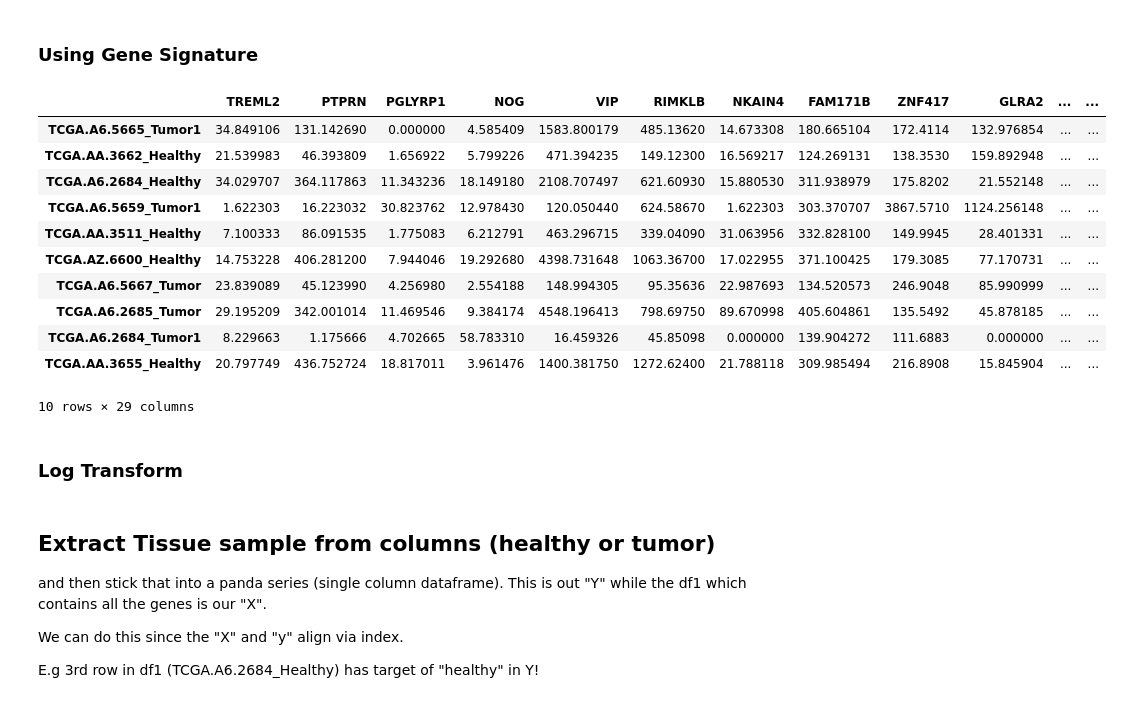
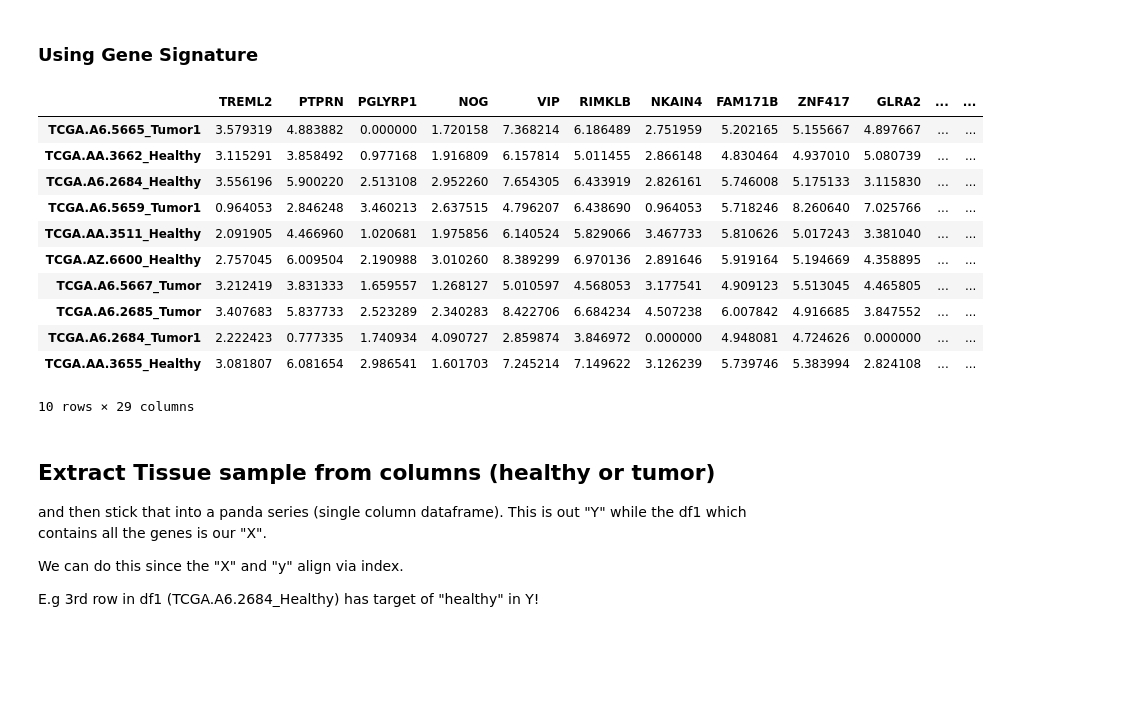
Before and after one commit to hzorkic/machine_learning_and_molecular_docking_for_drug_discovery, a Jupyter notebook: COAD Analysis.ipynb, the cells around one changed output. Saved outputs shown, nothing was run; the diff lists cells and outputs as text; code cells hidden in the pictures; blank space fills up the shorter version.

```diff
--- a/COAD Analysis.ipynb
+++ b/COAD Analysis.ipynb
@@ -79,0 +85,4 @@ We have 17441 genes left
+# %%
+log_df=pd.DataFrame()
+for col in df.columns.to_list():
+    df_log[col] = df[col].apply(lambda x: np.log(x+1))
@@ -80,30 +99,28 @@ We have 17441 genes left
 # %% [markdown]
 ### Using Gene Signature
 # %%
-df_gene_sig=df[['TREML2', 'PTPRN', 'PGLYRP1', 'NOG', 'VIP',\
+df_gene_sig=df_log[['TREML2', 'PTPRN', 'PGLYRP1', 'NOG', 'VIP',\
     'RIMKLB', 'NKAIN4', 'FAM171B', 'ZNF417', 'GLRA2', 'HOXA7', 'FABP6', 'MUSK',\
     'HTR6', 'GRIP2', 'VEGFA', 'AKAP12', 'RHEB', 'PMEPA1','GLTP', 'METTL7A',\
     'CITED2', 'SCARA5', 'CDH3','IL6R', 'PKIB', 'GLP2R', 'EPB41L3', 'NR3C2']]
 
-# Genes not found from gene signature (possible namin g issues)
+# Genes not found from gene signature (possible naming issues)
 # PADI4, NCKIPSD C5orf53 TREML3 HES5 OR8D2 KLRK1 NCRNA00152 PPAP2A LINC00974
 
 df_gene_sig.head(10)
 # %% [output]
 |  | TREML2 | PTPRN | PGLYRP1 | NOG | VIP | RIMKLB | NKAIN4 | FAM171B | ZNF417 | GLRA2 | ... | ... |
-| TCGA.A6.5665_Tumor1 | 34.849106 | 131.142690 | 0.000000 | 4.585409 | 1583.800179 | 485.13620 | 14.673308 | 180.665104 | 172.4114 | 132.976854 | ... | ... |
-| TCGA.AA.3662_Healthy | 21.539983 | 46.393809 | 1.656922 | 5.799226 | 471.394235 | 149.12300 | 16.569217 | 124.269131 | 138.3530 | 159.892948 | ... | ... |
-| TCGA.A6.2684_Healthy | 34.029707 | 364.117863 | 11.343236 | 18.149180 | 2108.707497 | 621.60930 | 15.880530 | 311.938979 | 175.8202 | 21.552148 | ... | ... |
-| TCGA.A6.5659_Tumor1 | 1.622303 | 16.223032 | 30.823762 | 12.978430 | 120.050440 | 624.58670 | 1.622303 | 303.370707 | 3867.5710 | 1124.256148 | ... | ... |
-| TCGA.AA.3511_Healthy | 7.100333 | 86.091535 | 1.775083 | 6.212791 | 463.296715 | 339.04090 | 31.063956 | 332.828100 | 149.9945 | 28.401331 | ... | ... |
-| TCGA.AZ.6600_Healthy | 14.753228 | 406.281200 | 7.944046 | 19.292680 | 4398.731648 | 1063.36700 | 17.022955 | 371.100425 | 179.3085 | 77.170731 | ... | ... |
-| TCGA.A6.5667_Tumor | 23.839089 | 45.123990 | 4.256980 | 2.554188 | 148.994305 | 95.35636 | 22.987693 | 134.520573 | 246.9048 | 85.990999 | ... | ... |
-| TCGA.A6.2685_Tumor | 29.195209 | 342.001014 | 11.469546 | 9.384174 | 4548.196413 | 798.69750 | 89.670998 | 405.604861 | 135.5492 | 45.878185 | ... | ... |
-| TCGA.A6.2684_Tumor1 | 8.229663 | 1.175666 | 4.702665 | 58.783310 | 16.459326 | 45.85098 | 0.000000 | 139.904272 | 111.6883 | 0.000000 | ... | ... |
-| TCGA.AA.3655_Healthy | 20.797749 | 436.752724 | 18.817011 | 3.961476 | 1400.381750 | 1272.62400 | 21.788118 | 309.985494 | 216.8908 | 15.845904 | ... | ... |
+| TCGA.A6.5665_Tumor1 | 3.579319 | 4.883882 | 0.000000 | 1.720158 | 7.368214 | 6.186489 | 2.751959 | 5.202165 | 5.155667 | 4.897667 | ... | ... |
+| TCGA.AA.3662_Healthy | 3.115291 | 3.858492 | 0.977168 | 1.916809 | 6.157814 | 5.011455 | 2.866148 | 4.830464 | 4.937010 | 5.080739 | ... | ... |
+| TCGA.A6.2684_Healthy | 3.556196 | 5.900220 | 2.513108 | 2.952260 | 7.654305 | 6.433919 | 2.826161 | 5.746008 | 5.175133 | 3.115830 | ... | ... |
+| TCGA.A6.5659_Tumor1 | 0.964053 | 2.846248 | 3.460213 | 2.637515 | 4.796207 | 6.438690 | 0.964053 | 5.718246 | 8.260640 | 7.025766 | ... | ... |
+| TCGA.AA.3511_Healthy | 2.091905 | 4.466960 | 1.020681 | 1.975856 | 6.140524 | 5.829066 | 3.467733 | 5.810626 | 5.017243 | 3.381040 | ... | ... |
+| TCGA.AZ.6600_Healthy | 2.757045 | 6.009504 | 2.190988 | 3.010260 | 8.389299 | 6.970136 | 2.891646 | 5.919164 | 5.194669 | 4.358895 | ... | ... |
+| TCGA.A6.5667_Tumor | 3.212419 | 3.831333 | 1.659557 | 1.268127 | 5.010597 | 4.568053 | 3.177541 | 4.909123 | 5.513045 | 4.465805 | ... | ... |
+| TCGA.A6.2685_Tumor | 3.407683 | 5.837733 | 2.523289 | 2.340283 | 8.422706 | 6.684234 | 4.507238 | 6.007842 | 4.916685 | 3.847552 | ... | ... |
+| TCGA.A6.2684_Tumor1 | 2.222423 | 0.777335 | 1.740934 | 4.090727 | 2.859874 | 3.846972 | 0.000000 | 4.948081 | 4.724626 | 0.000000 | ... | ... |
+| TCGA.AA.3655_Healthy | 3.081807 | 6.081654 | 2.986541 | 1.601703 | 7.245214 | 7.149622 | 3.126239 | 5.739746 | 5.383994 | 2.824108 | ... | ... |
 10 rows × 29 columns
-# %% [markdown]
-### Log Transform
 # %% [markdown]
 ## Extract Tissue sample from columns (healthy or tumor)
 and then stick that into a panda series (single column dataframe). This is out "Y" while the df1 which contains all the genes is our "X".
```
Also changed, not shown: parts of 22 cells of this notebook, 1 other file.
